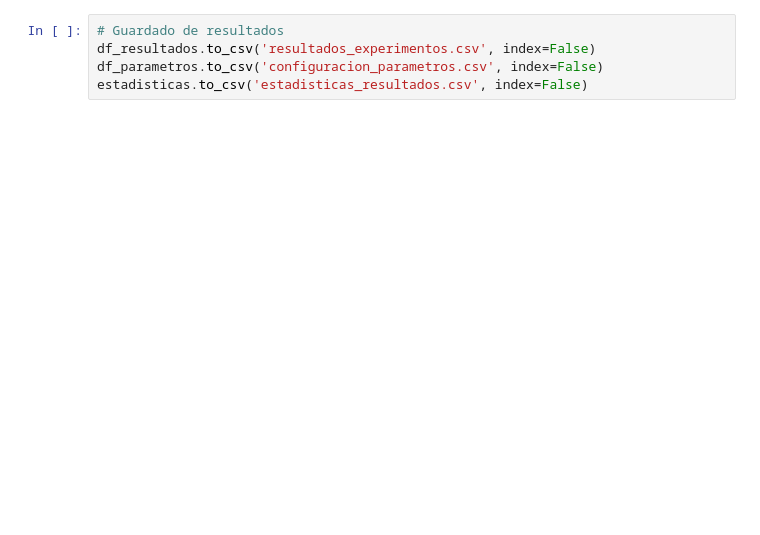
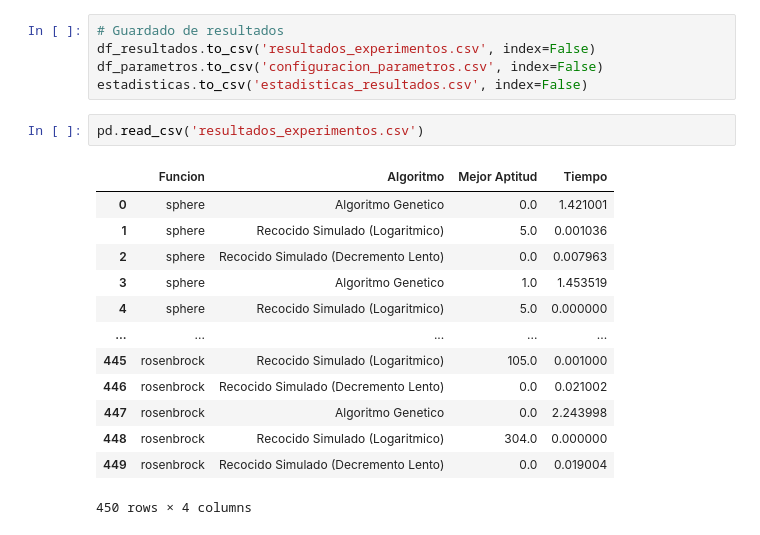
Before and after one commit to CarlosCastanon2099/Computo-Evolutivo, a Jupyter notebook: Tareas/Tarea-05/Tarea 5.ipynb, the cells around one changed output. Saved outputs shown, nothing was run; the diff lists cells and outputs as text; blank space fills up the shorter version.

```diff
--- a/Tareas/Tarea-05/Tarea 5.ipynb
+++ b/Tareas/Tarea-05/Tarea 5.ipynb
@@ -498,3 +549,19 @@ for funcion in funciones:
 df_resultados.to_csv('resultados_experimentos.csv', index=False)
 df_parametros.to_csv('configuracion_parametros.csv', index=False)
 estadisticas.to_csv('estadisticas_resultados.csv', index=False)
+# %%
+pd.read_csv('resultados_experimentos.csv')
+# %% [output]
+|  | Funcion | Algoritmo | Mejor Aptitud | Tiempo |
+| 0 | sphere | Algoritmo Genetico | 0.0 | 1.421001 |
+| 1 | sphere | Recocido Simulado (Logaritmico) | 5.0 | 0.001036 |
+| 2 | sphere | Recocido Simulado (Decremento Lento) | 0.0 | 0.007963 |
+| 3 | sphere | Algoritmo Genetico | 1.0 | 1.453519 |
+| 4 | sphere | Recocido Simulado (Logaritmico) | 5.0 | 0.000000 |
+| ... | ... | ... | ... | ... |
+| 445 | rosenbrock | Recocido Simulado (Logaritmico) | 105.0 | 0.001000 |
+| 446 | rosenbrock | Recocido Simulado (Decremento Lento) | 0.0 | 0.021002 |
+| 447 | rosenbrock | Algoritmo Genetico | 0.0 | 2.243998 |
+| 448 | rosenbrock | Recocido Simulado (Logaritmico) | 304.0 | 0.000000 |
+| 449 | rosenbrock | Recocido Simulado (Decremento Lento) | 0.0 | 0.019004 |
+450 rows × 4 columns
```
Also changed, not shown: parts of 9 cells of this notebook, 3 other files.
